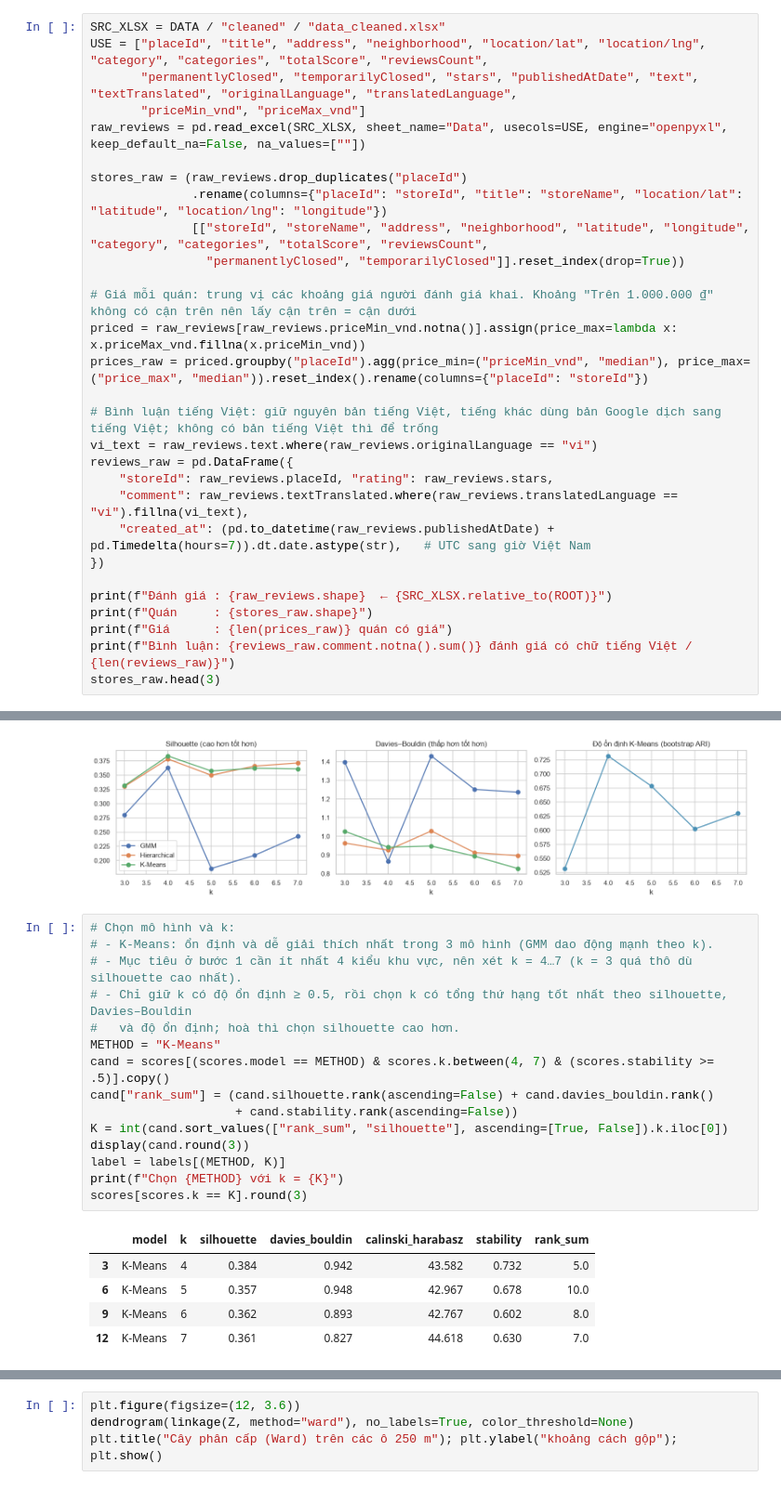
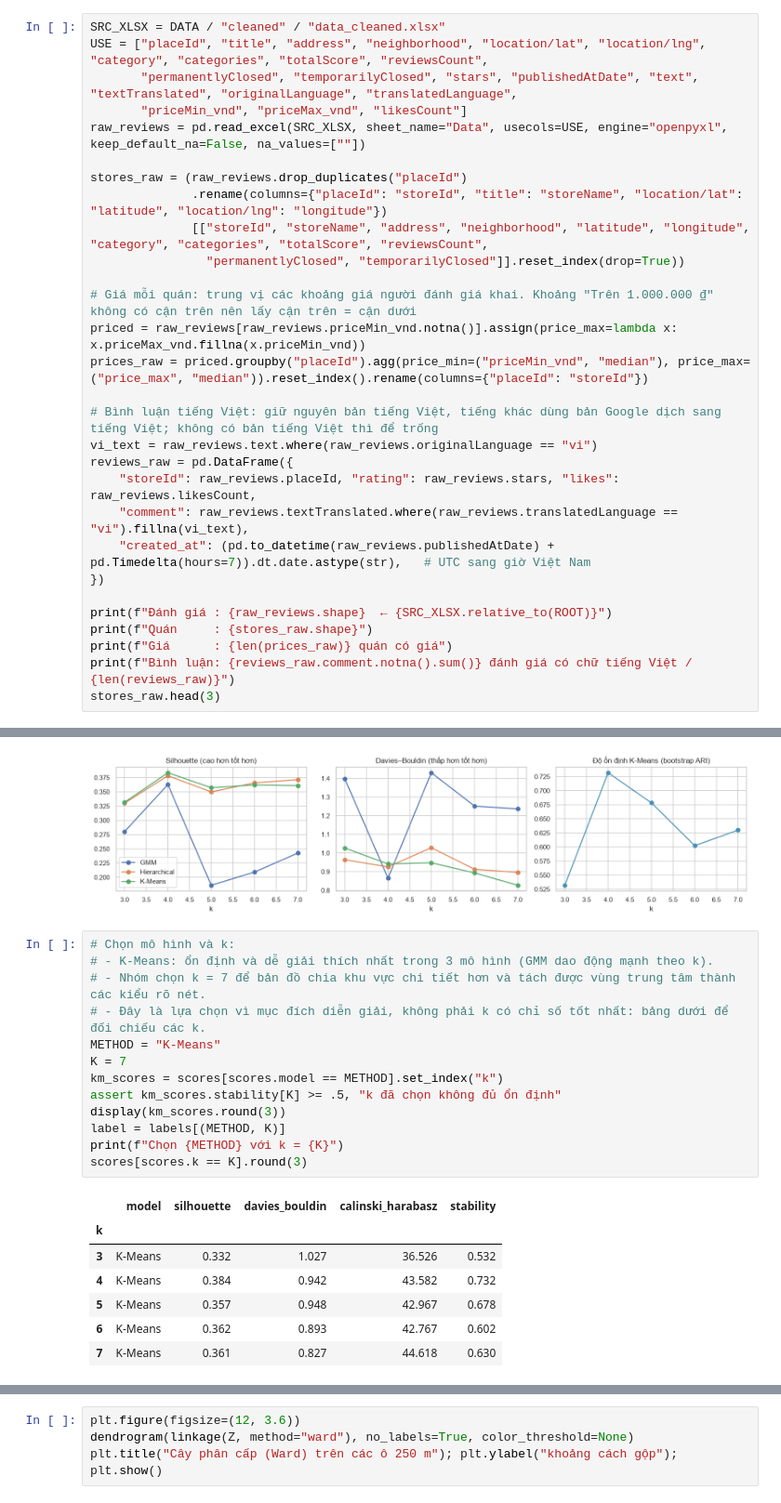
Before and after one commit to bngbtran/HaiChau-Hotspots, a Jupyter notebook: HaiChau_Hotspots.ipynb, the cells around one changed output, grey strips where cells are left out. Shown at 93% size. Saved outputs shown, nothing was run; the diff lists cells and outputs as text.

```diff
--- a/HaiChau_Hotspots.ipynb
+++ b/HaiChau_Hotspots.ipynb
@@ -85,7 +87,7 @@ SEED = 501
 SRC_XLSX = DATA / "cleaned" / "data_cleaned.xlsx"
 USE = ["placeId", "title", "address", "neighborhood", "location/lat", "location/lng", "category", "categories", "totalScore", "reviewsCount",
        "permanentlyClosed", "temporarilyClosed", "stars", "publishedAtDate", "text", "textTranslated", "originalLanguage", "translatedLanguage",
-       "priceMin_vnd", "priceMax_vnd"]
+       "priceMin_vnd", "priceMax_vnd", "likesCount"]
 raw_reviews = pd.read_excel(SRC_XLSX, sheet_name="Data", usecols=USE, engine="openpyxl", keep_default_na=False, na_values=[""])
 
 stores_raw = (raw_reviews.drop_duplicates("placeId")
@@ -100,7 +102,7 @@ prices_raw = priced.groupby("placeId").agg(price_min=("priceMin_vnd", "median"),
 # Bình luận tiếng Việt: giữ nguyên bản tiếng Việt, tiếng khác dùng bản Google dịch sang tiếng Việt; không có bản tiếng Việt thì để trống
 vi_text = raw_reviews.text.where(raw_reviews.originalLanguage == "vi")
 reviews_raw = pd.DataFrame({
-    "storeId": raw_reviews.placeId, "rating": raw_reviews.stars,
+    "storeId": raw_reviews.placeId, "rating": raw_reviews.stars, "likes": raw_reviews.likesCount,
     "comment": raw_reviews.textTranslated.where(raw_reviews.translatedLanguage == "vi").fillna(vi_text),
     "created_at": (pd.to_datetime(raw_reviews.publishedAtDate) + pd.Timedelta(hours=7)).dt.date.astype(str),   # UTC sang giờ Việt Nam
 })
@@ -422,21 +424,21 @@ plt.tight_layout(); plt.show()
 # %%
 # Chọn mô hình và k:
 # - K-Means: ổn định và dễ giải thích nhất trong 3 mô hình (GMM dao động mạnh theo k).
-# - Mục tiêu ở bước 1 cần ít nhất 4 kiểu khu vực, nên xét k = 4…7 (k = 3 quá thô dù silhouette cao nhất).
-# - Chỉ giữ k có độ ổn định ≥ 0.5, rồi chọn k có tổng thứ hạng tốt nhất theo silhouette, Davies–Bouldin
-#   và độ ổn định; hoà thì chọn silhouette cao hơn.
+# - Nhóm chọn k = 7 để bản đồ chia khu vực chi tiết hơn và tách được vùng trung tâm thành các kiểu rõ nét.
+# - Đây là lựa chọn vì mục đích diễn giải, không phải k có chỉ số tốt nhất: bảng dưới để đối chiếu các k.
 METHOD = "K-Means"
-cand = scores[(scores.model == METHOD) & scores.k.between(4, 7) & (scores.stability >= .5)].copy()
-cand["rank_sum"] = (cand.silhouette.rank(ascending=False) + cand.davies_bouldin.rank()
-                    + cand.stability.rank(ascending=False))
-K = int(cand.sort_values(["rank_sum", "silhouette"], ascending=[True, False]).k.iloc[0])
-display(cand.round(3))
+K = 7
+km_scores = scores[scores.model == METHOD].set_index("k")
+assert km_scores.stability[K] >= .5, "k đã chọn không đủ ổn định"
+display(km_scores.round(3))
 label = labels[(METHOD, K)]
 print(f"Chọn {METHOD} với k = {K}")
 scores[scores.k == K].round(3)
 # %% [output]
-|  | model | k | silhouette | davies_bouldin | calinski_harabasz | stability | rank_sum |
-| 3 | K-Means | 4 | 0.384 | 0.942 | 43.582 | 0.732 | 5.0 |
-| 6 | K-Means | 5 | 0.357 | 0.948 | 42.967 | 0.678 | 10.0 |
-| 9 | K-Means | 6 | 0.362 | 0.893 | 42.767 | 0.602 | 8.0 |
-| 12 | K-Means | 7 | 0.361 | 0.827 | 44.618 | 0.630 | 7.0 |
+|  | model | silhouette | davies_bouldin | calinski_harabasz | stability |
+| k |  |  |  |  |  |
+| 3 | K-Means | 0.332 | 1.027 | 36.526 | 0.532 |
+| 4 | K-Means | 0.384 | 0.942 | 43.582 | 0.732 |
+| 5 | K-Means | 0.357 | 0.948 | 42.967 | 0.678 |
+| 6 | K-Means | 0.362 | 0.893 | 42.767 | 0.602 |
+| 7 | K-Means | 0.361 | 0.827 | 44.618 | 0.630 |
```
Also changed, not shown: parts of 11 cells of this notebook, 4 other files.
